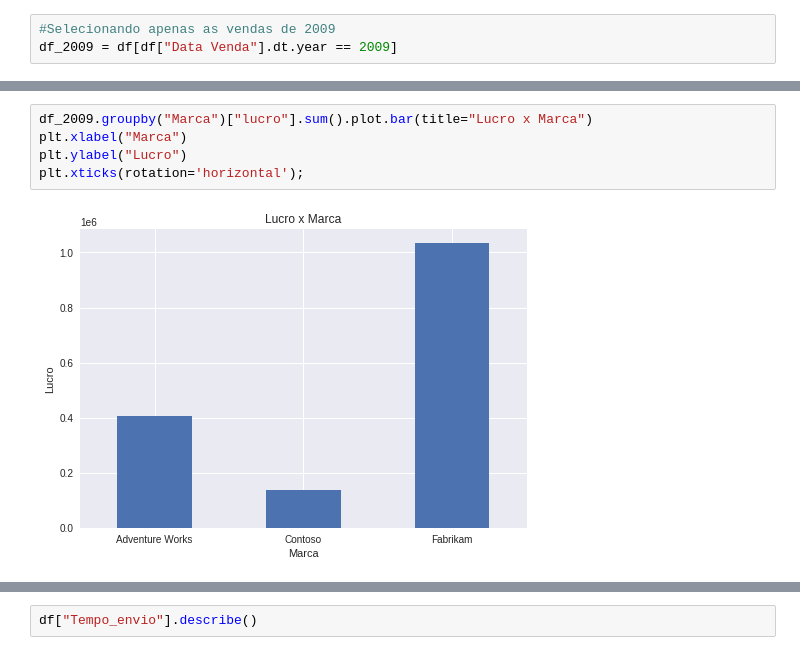
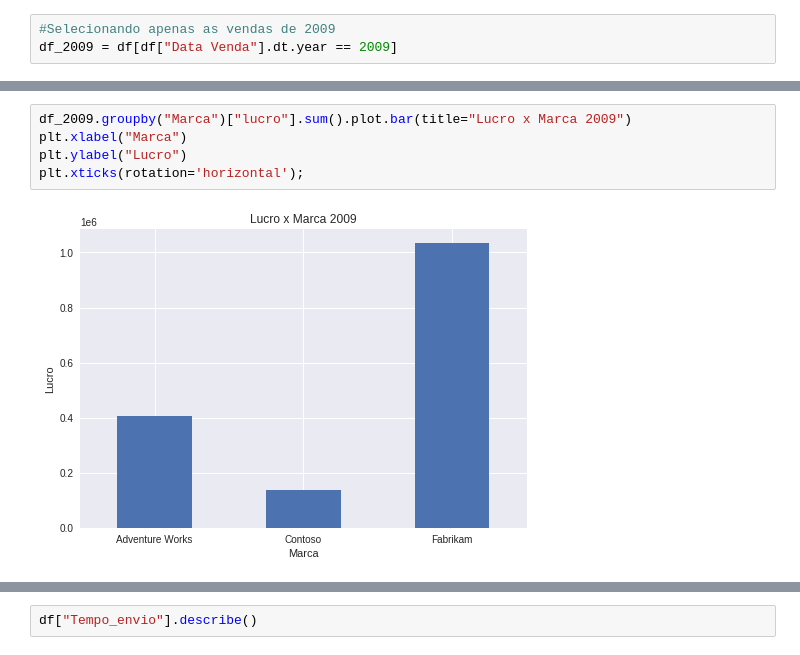
Before and after one commit to EloiTakeuchi/Shared, a Jupyter notebook: Projeto_Aprendendo_Pandas.ipynb, the cells around one changed output, grey strips where cells are left out. Drawn from its saved outputs; the diff is of its cells as text.

```diff
--- a/Projeto_Aprendendo_Pandas.ipynb
+++ b/Projeto_Aprendendo_Pandas.ipynb
@@ -225,7 +281,7 @@ plt.ylabel("Lucro");
 # %%
-df_2009.groupby("Marca")["lucro"].sum().plot.bar(title="Lucro x Marca")
+df_2009.groupby("Marca")["lucro"].sum().plot.bar(title="Lucro x Marca 2009")
 plt.xlabel("Marca")
 plt.ylabel("Lucro")
 plt.xticks(rotation='horizontal');
 # %% [output]
-[figure, old version]
+[figure, new version]
```
Also changed, not shown: parts of 30 cells of this notebook.
